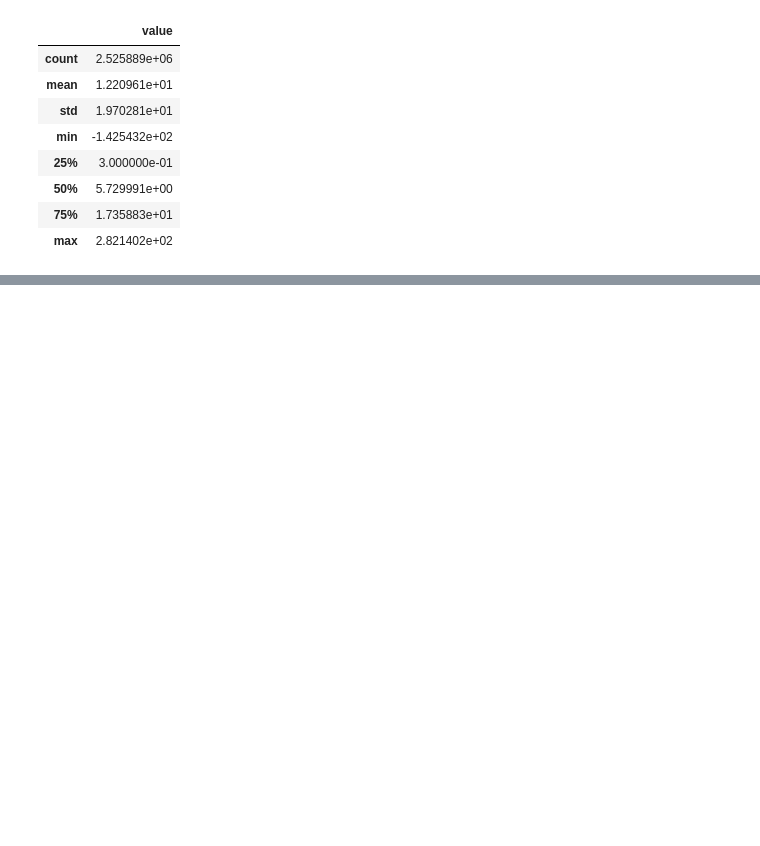
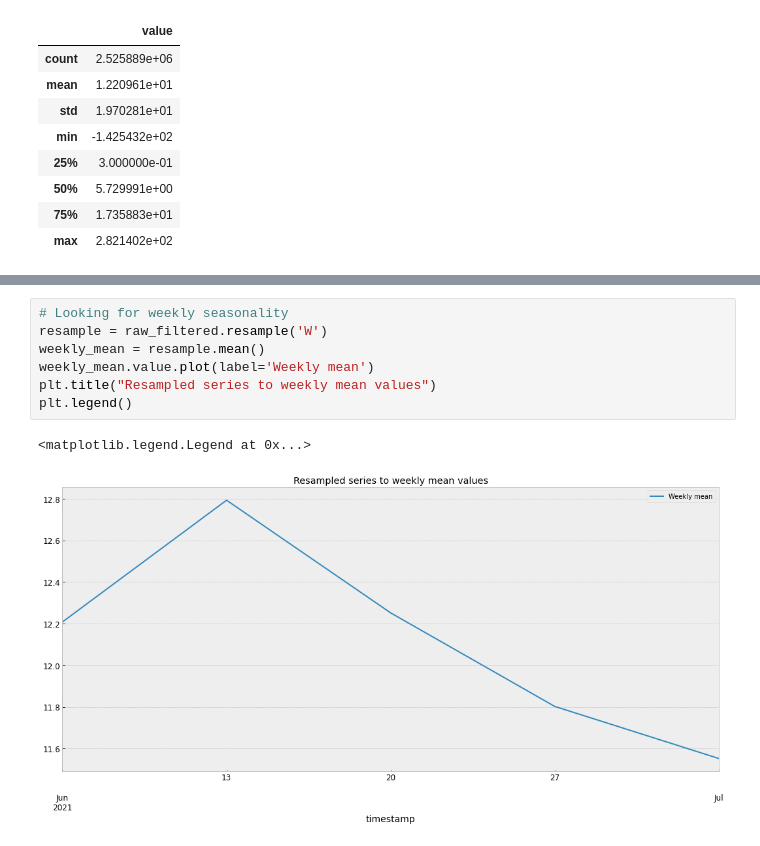
Before and after one commit to JasonF-Explore/time-series-forecasting-with-python, a Jupyter notebook: enrich/water/Forecasting/Notebooks/demand_time_series_analysis.ipynb, the cells around one changed output, grey strips where cells are left out. Drawn from its saved outputs; the diff is of its cells as text; blank space fills up the shorter version.

```diff
--- a/enrich/water/Forecasting/Notebooks/demand_time_series_analysis.ipynb
+++ b/enrich/water/Forecasting/Notebooks/demand_time_series_analysis.ipynb
@@ -155,0 +234,10 @@ raw_filtered.describe()
+# %%
+# Looking for weekly seasonality
+resample = raw_filtered.resample('W')
+weekly_mean = resample.mean()
+weekly_mean.value.plot(label='Weekly mean')
+plt.title("Resampled series to weekly mean values")
+plt.legend()
+# %% [output]
+<matplotlib.legend.Legend at 0x...>
+[figure, added]
```
Also changed, not shown: parts of 15 cells of this notebook.
